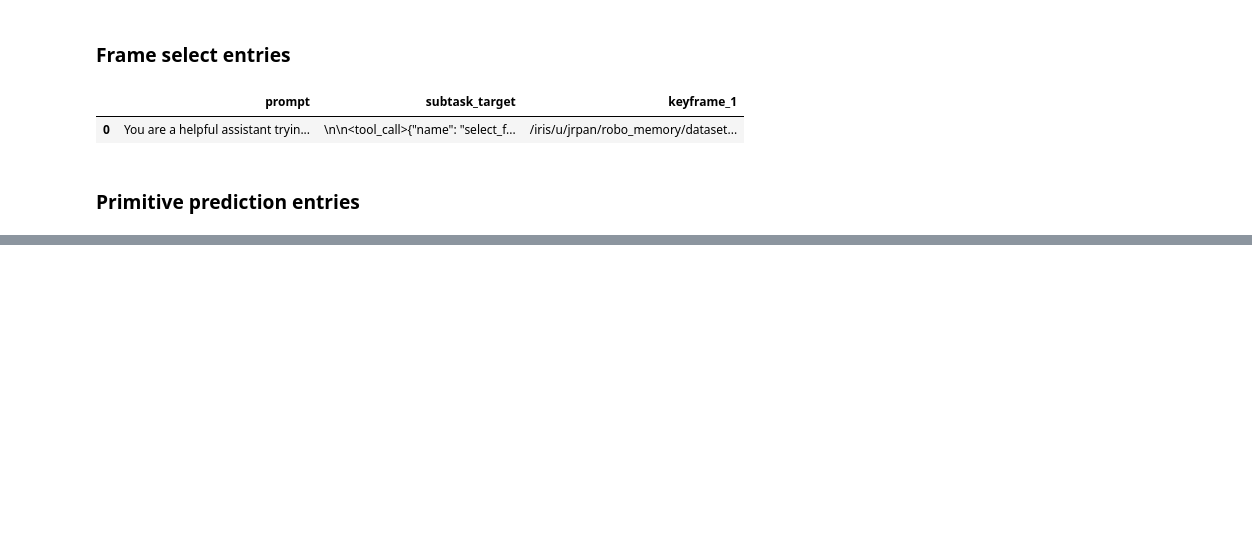
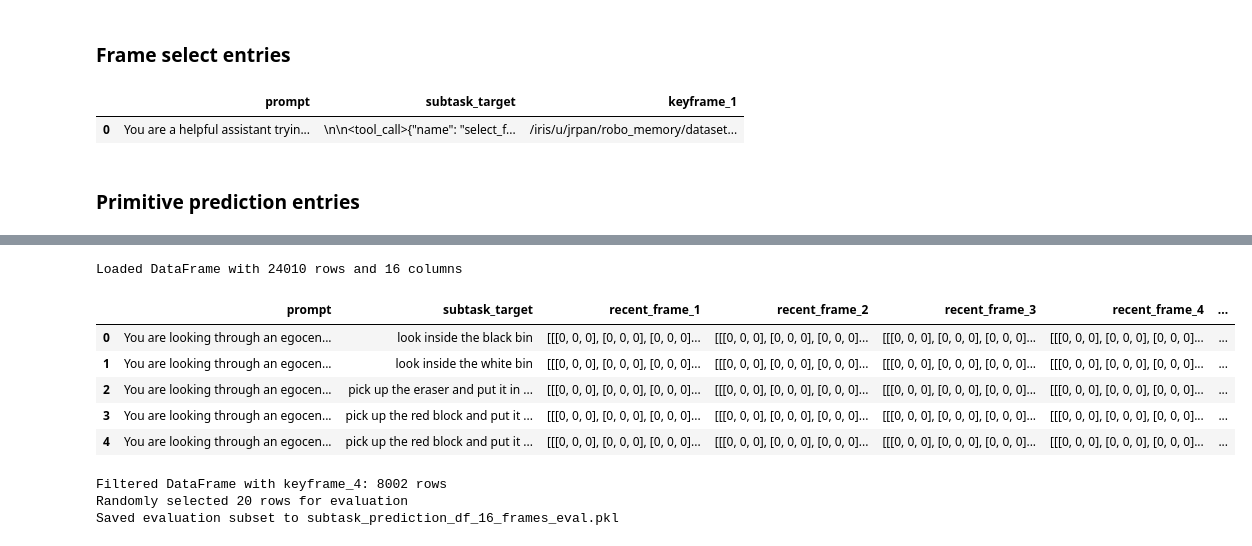
Before and after one commit to jen-pan/openpi, a Jupyter notebook: process_subtask_data_into_lerobot.ipynb, the cells around one changed output, grey strips where cells are left out. Drawn from its saved outputs; the diff is of its cells as text; code cells hidden in the pictures; blank space fills up the shorter version.

```diff
--- a/process_subtask_data_into_lerobot.ipynb
+++ b/process_subtask_data_into_lerobot.ipynb
@@ -138,0 +206,30 @@ df[['prompt', 'subtask_target', 'keyframe_1', 'keyframe_2', 'keyframe_3', 'recen
+# %%
+import pandas as pd
+
+df = pd.read_pickle("/iris/u/jrpan/openpi/subtask_prediction_df_16_frames.pkl")
+print(f"Loaded DataFrame with {len(df)} rows and {len(df.columns)} columns")
+df.head()
+# %% [output]
+Loaded DataFrame with 24010 rows and 16 columns
+|  | prompt | subtask_target | recent_frame_1 | recent_frame_2 | recent_frame_3 | recent_frame_4 | ... |
+| 0 | You are looking through an egocen... | look inside the black bin | [[[0, 0, 0], [0, 0, 0], [0, 0, 0]... | [[[0, 0, 0], [0, 0, 0], [0, 0, 0]... | [[[0, 0, 0], [0, 0, 0], [0, 0, 0]... | [[[0, 0, 0], [0, 0, 0], [0, 0, 0]... | ... |
+| 1 | You are looking through an egocen... | look inside the white bin | [[[0, 0, 0], [0, 0, 0], [0, 0, 0]... | [[[0, 0, 0], [0, 0, 0], [0, 0, 0]... | [[[0, 0, 0], [0, 0, 0], [0, 0, 0]... | [[[0, 0, 0], [0, 0, 0], [0, 0, 0]... | ... |
+| 2 | You are looking through an egocen... | pick up the eraser and put it in ... | [[[0, 0, 0], [0, 0, 0], [0, 0, 0]... | [[[0, 0, 0], [0, 0, 0], [0, 0, 0]... | [[[0, 0, 0], [0, 0, 0], [0, 0, 0]... | [[[0, 0, 0], [0, 0, 0], [0, 0, 0]... | ... |
+| 3 | You are looking through an egocen... | pick up the red block and put it ... | [[[0, 0, 0], [0, 0, 0], [0, 0, 0]... | [[[0, 0, 0], [0, 0, 0], [0, 0, 0]... | [[[0, 0, 0], [0, 0, 0], [0, 0, 0]... | [[[0, 0, 0], [0, 0, 0], [0, 0, 0]... | ... |
+| 4 | You are looking through an egocen... | pick up the red block and put it ... | [[[0, 0, 0], [0, 0, 0], [0, 0, 0]... | [[[0, 0, 0], [0, 0, 0], [0, 0, 0]... | [[[0, 0, 0], [0, 0, 0], [0, 0, 0]... | [[[0, 0, 0], [0, 0, 0], [0, 0, 0]... | ... |
+# %%
+# Filter DataFrame to only include rows where keyframe_4 is not NaN
+df_with_keyframe_4 = df[df['keyframe_4'].notna()]
+print(f"Filtered DataFrame with keyframe_4: {len(df_with_keyframe_4)} rows")
+
+# Randomly sample 20 for evaluation
+import numpy as np
+np.random.seed(42)
+df_eval = df_with_keyframe_4.sample(n=min(20, len(df_with_keyframe_4)), random_state=42)
+print(f"Randomly selected {len(df_eval)} rows for evaluation")
+
+df_eval.to_pickle("/iris/u/jrpan/openpi/subtask_prediction_df_16_frames_eval.pkl")
+# %% [output]
+Filtered DataFrame with keyframe_4: 8002 rows
+Randomly selected 20 rows for evaluation
+Saved evaluation subset to subtask_prediction_df_16_frames_eval.pkl
```
Also changed, not shown: parts of 5 cells of this notebook, 1 other file.
